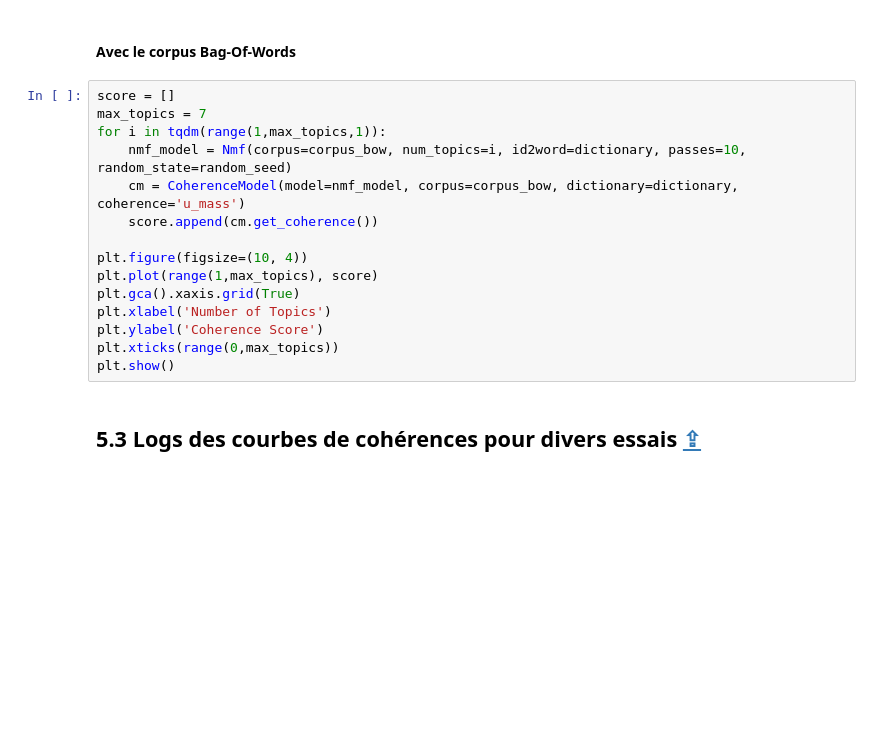
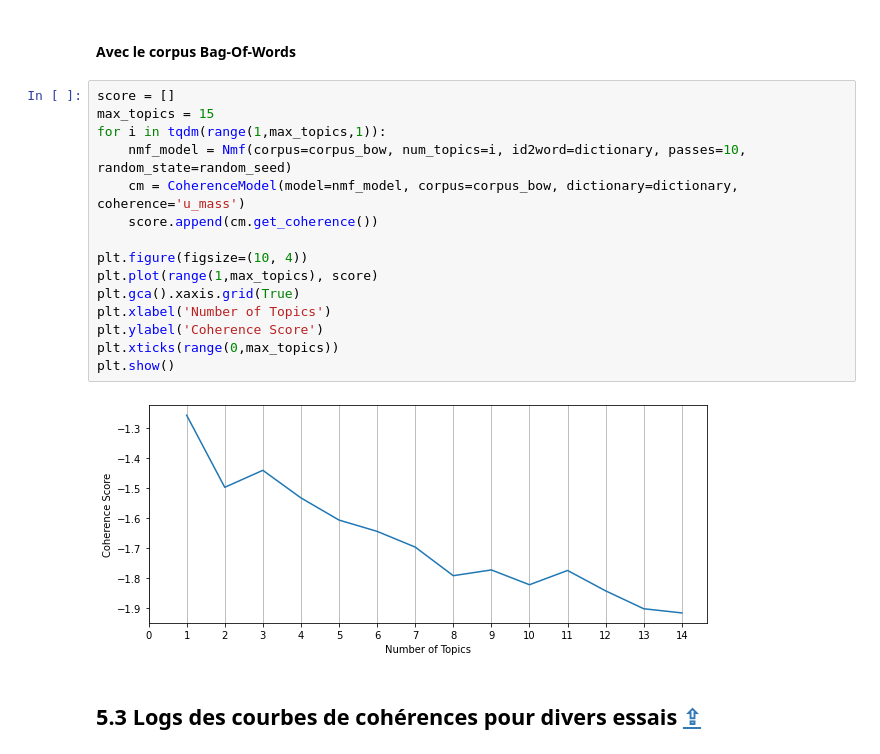
Before and after one commit to Valkea/OC_AI_06, a Jupyter notebook: 01_EDA.ipynb, the cells around one changed output. Cells and saved outputs as stored; diff of their text form; blank space fills up the shorter version.

```diff
--- a/01_EDA.ipynb
+++ b/01_EDA.ipynb
@@ -977,19 +980,21 @@ plt.show()
 #### Avec le corpus Bag-Of-Words
 # %%
 score = []
-max_topics = 7
+max_topics = 15
 for i in tqdm(range(1,max_topics,1)):
     nmf_model = Nmf(corpus=corpus_bow, num_topics=i, id2word=dictionary, passes=10, random_state=random_seed)
     cm = CoherenceModel(model=nmf_model, corpus=corpus_bow, dictionary=dictionary, coherence='u_mass')
     score.append(cm.get_coherence())
 
 plt.figure(figsize=(10, 4))
 plt.plot(range(1,max_topics), score)
 plt.gca().xaxis.grid(True)
 plt.xlabel('Number of Topics')
 plt.ylabel('Coherence Score')
 plt.xticks(range(0,max_topics))
 plt.show()
+# %% [output]
+[figure, added]
 # %% [markdown]
 ## 5.3 Logs des courbes de cohérences pour divers essais <a class="anchor" id="nmf_coherence_logs"></a> [⇪](#menu)
 # %% [markdown]
```
Also changed, not shown: parts of 18 cells of this notebook.
